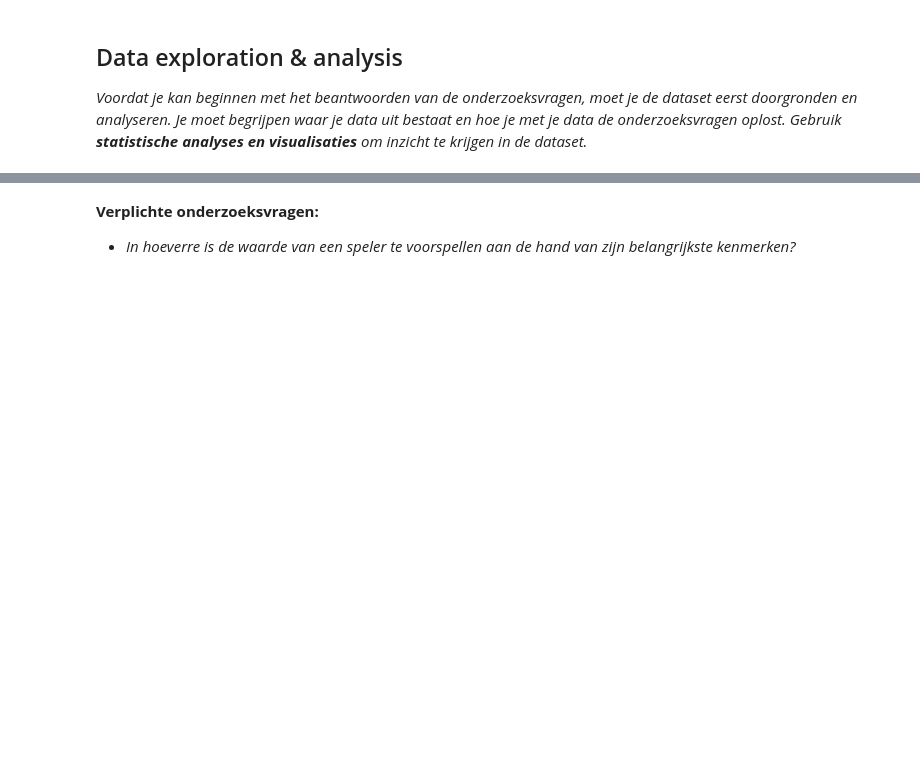
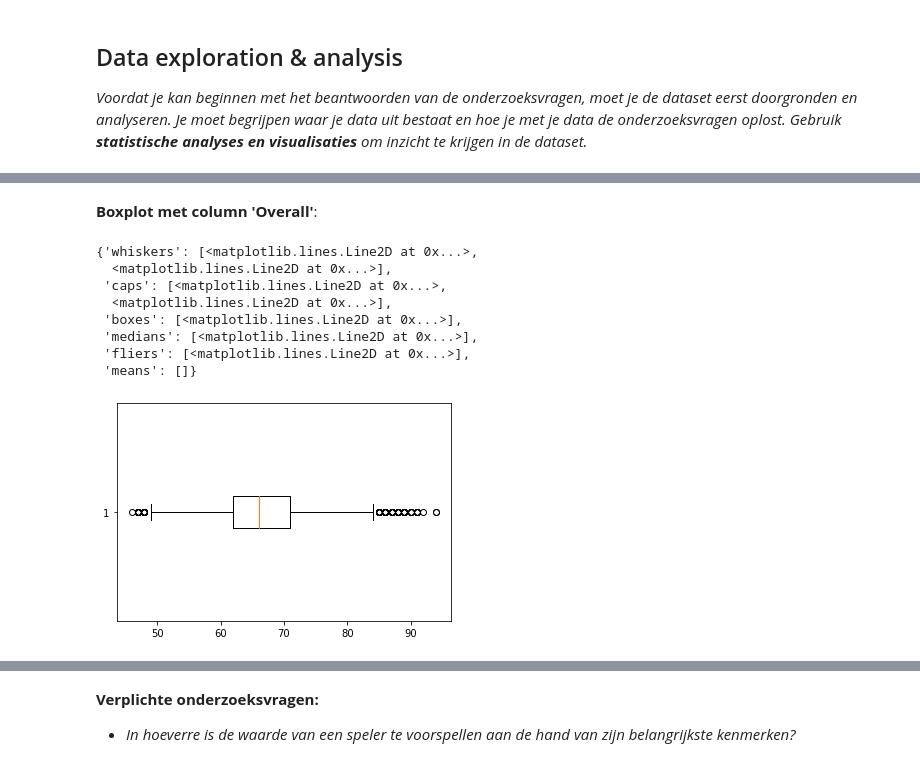
Before and after one commit to Redouanelh/casusopdracht, a Jupyter notebook: fifa19/casusopdracht_onderzoeksvragen.ipynb, the cells around one changed output, grey strips where cells are left out. Saved outputs shown, nothing was run; the diff lists cells and outputs as text; code cells hidden in the pictures; blank space fills up the shorter version.

```diff
--- a/fifa19/casusopdracht_onderzoeksvragen.ipynb
+++ b/fifa19/casusopdracht_onderzoeksvragen.ipynb
@@ -132,0 +207,15 @@ Gebruik <b>statistische analyses en visualisaties</b> om inzicht te krijgen in d
+# %% [markdown]
+<b>Boxplot met column 'Overall'</b>:
+# %%
+boxplot = plt.boxplot(fifa_source['Overall'], vert=False)
+boxplot
+# %% [output]
+{'whiskers': [<matplotlib.lines.Line2D at 0x...>,
+  <matplotlib.lines.Line2D at 0x...>],
+ 'caps': [<matplotlib.lines.Line2D at 0x...>,
+  <matplotlib.lines.Line2D at 0x...>],
+ 'boxes': [<matplotlib.lines.Line2D at 0x...>],
+ 'medians': [<matplotlib.lines.Line2D at 0x...>],
+ 'fliers': [<matplotlib.lines.Line2D at 0x...>],
+ 'means': []}
+[figure, added]
```
Also changed, not shown: parts of 32 cells of this notebook, 1 other file.
